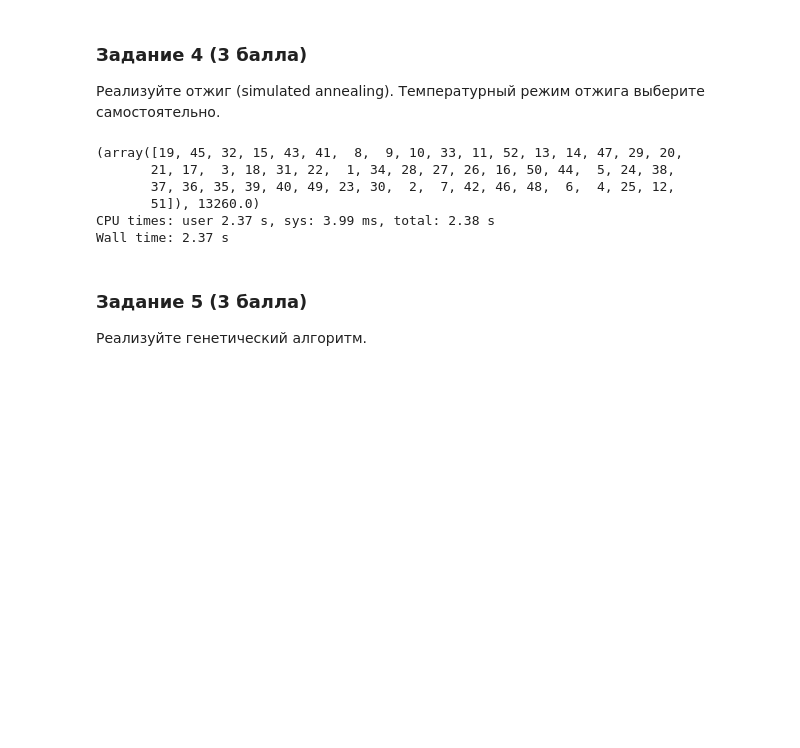
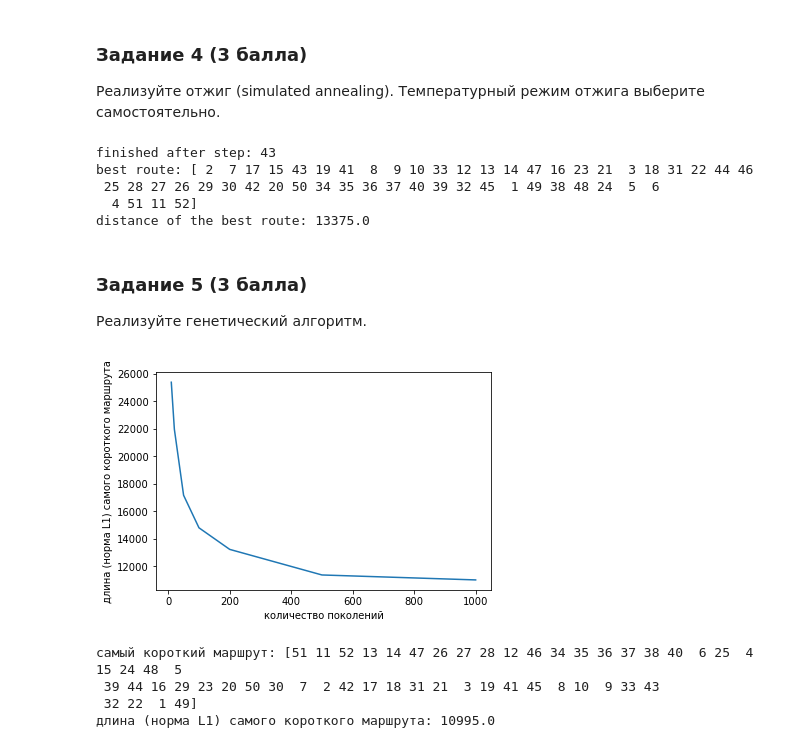
Before and after one commit to yegorov-boris/bioinf, a Jupyter notebook: HW9_local_and_global_search.ipynb, the cells around one changed output. Saved outputs shown, nothing was run; the diff lists cells and outputs as text; code cells hidden in the pictures; blank space fills up the shorter version.

Commit message:
hw9 genetic

```diff
--- a/HW9_local_and_global_search.ipynb
+++ b/HW9_local_and_global_search.ipynb
@@ -177,14 +177,15 @@ def annealing(df, n_steps, hot, cold, switch_every):
             ts = np.flip(ts) # change temperature
     return a[:,0], l1(a)
 # %%
-%time print(annealing(df, n_steps=50, hot=10, cold=0.1, switch_every=5))
+best_route, min_distance = annealing(df, n_steps=200, hot=10, cold=0.1, switch_every=10)
+print('best route:', best_route)
+print('distance of the best route:', min_distance)
 # %% [output]
-(array([19, 45, 32, 15, 43, 41,  8,  9, 10, 33, 11, 52, 13, 14, 47, 29, 20,
-       21, 17,  3, 18, 31, 22,  1, 34, 28, 27, 26, 16, 50, 44,  5, 24, 38,
-       37, 36, 35, 39, 40, 49, 23, 30,  2,  7, 42, 46, 48,  6,  4, 25, 12,
-       51]), 13260.0)
-CPU times: user 2.37 s, sys: 3.99 ms, total: 2.38 s
-Wall time: 2.37 s
+finished after step: 43
+best route: [ 2  7 17 15 43 19 41  8  9 10 33 12 13 14 47 16 23 21  3 18 31 22 44 46
+ 25 28 27 26 29 30 42 20 50 34 35 36 37 40 39 32 45  1 49 38 48 24  5  6
+  4 51 11 52]
+distance of the best route: 13375.0
 # %% [markdown]
 ### Задание 5 (3 балла)
 
@@ -191,0 +223,23 @@ Wall time: 2.37 s
+# %%
+route = []
+dist = 1000000000
+xs = [10, 20, 50, 100, 200, 500, 1000]
+ys = []
+for x in xs:
+    r, d = genetic(df, population_size=100, n_best_pairs=10, n_generations=x)
+    ys.append(d)
+    if d < dist:
+        dist = d
+        route = r
+plt.plot(xs, ys)
+plt.xlabel('количество поколений')
+plt.ylabel('длина (норма L1) самого короткого маршрута')
+plt.show()
+print('самый короткий маршрут:', route)
+print('длина (норма L1) самого короткого маршрута:', dist)
+# %% [output]
+[figure, added]
+самый короткий маршрут: [51 11 52 13 14 47 26 27 28 12 46 34 35 36 37 38 40  6 25  4 15 24 48  5
+ 39 44 16 29 23 20 50 30  7  2 42 17 18 31 21  3 19 41 45  8 10  9 33 43
+ 32 22  1 49]
+длина (норма L1) самого короткого маршрута: 10995.0
```
Also changed, not shown: parts of 3 cells of this notebook.
